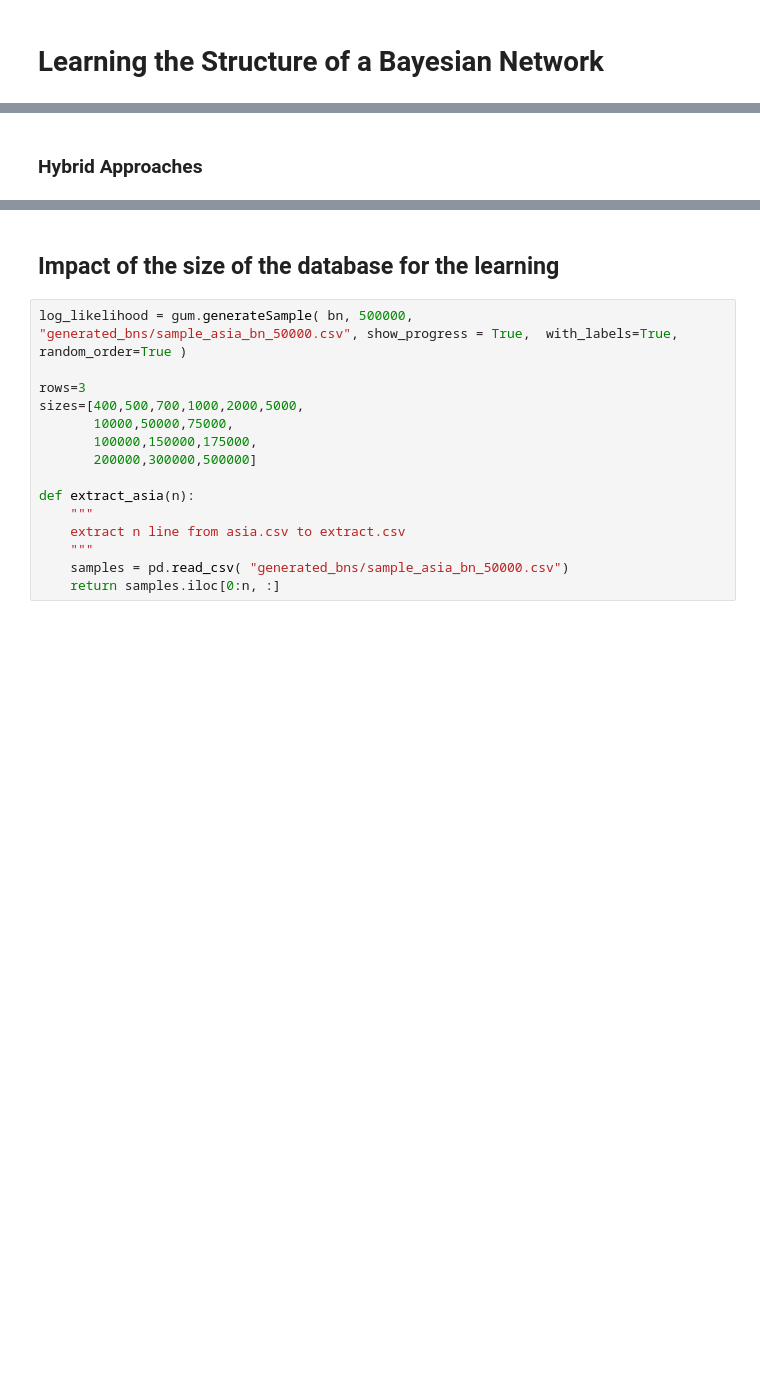
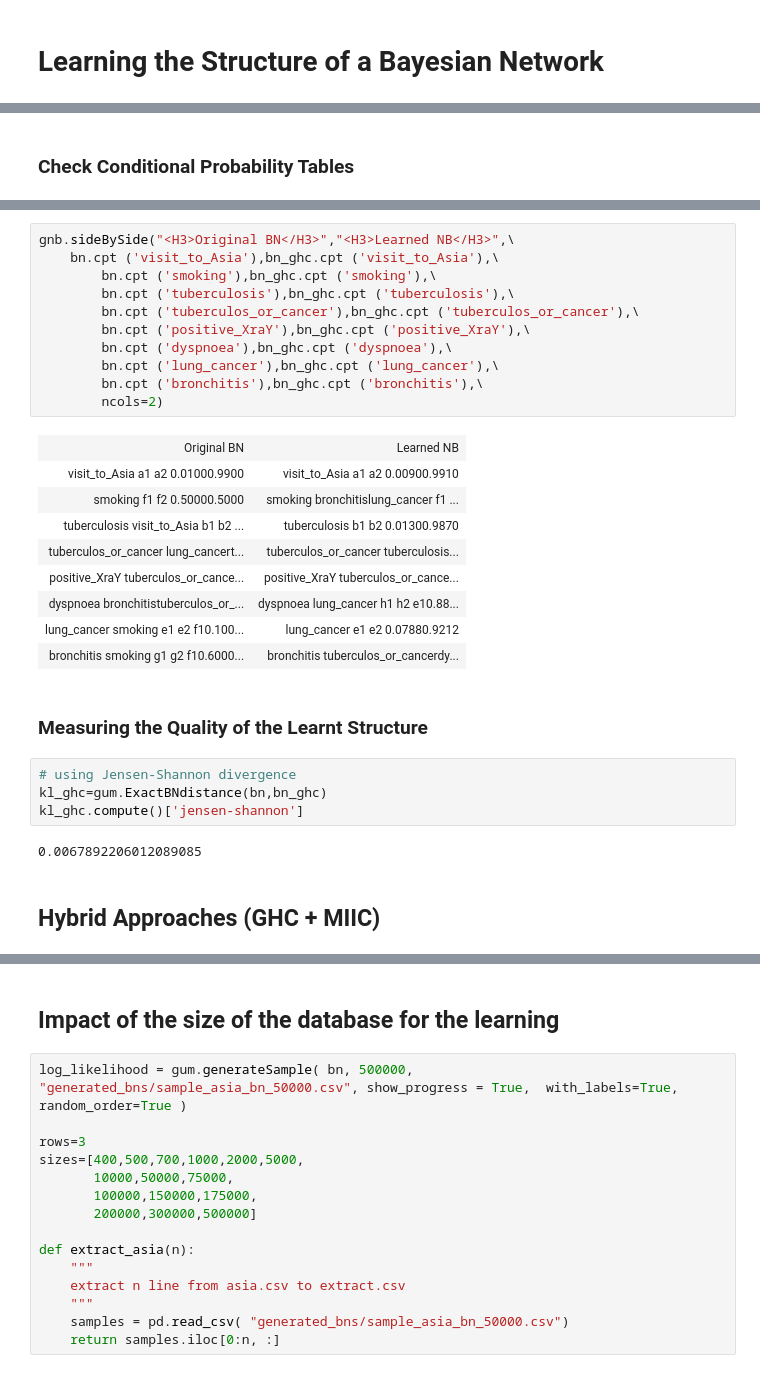
Before and after one commit to catarina-moreira/Structure_Learning_Study, a Jupyter notebook: 1_Learning_the_Sructure_of_a_BN.ipynb, the cells around one changed output, grey strips where cells are left out. Drawn from its saved outputs; the diff is of its cells as text; blank space fills up the shorter version.

```diff
--- a/1_Learning_the_Sructure_of_a_BN.ipynb
+++ b/1_Learning_the_Sructure_of_a_BN.ipynb
@@ -177,12 +195,43 @@ Correction     : MDL  (Not used for score-based algorithms)
 Prior          : Smoothing
 Prior weight   : 1.000000
 [interactive output not drawn]
+# %% [markdown]
+### Check Conditional Probability Tables
 # %%
 gnb.sideBySide( bn_ghc.cpt( "smoking" ), bn_ghc.cpt( "visit_to_Asia" ), bn_ghc.cpt( "lung_cancer" ), bn_ghc.cpt( "tuberculosis" ), bn_ghc.cpt( "bronchitis" ), bn_ghc.cpt( "tuberculos_or_cancer" ), bn_ghc.cpt( "dyspnoea" ), bn_ghc.cpt( "positive_XraY" ) )
 # %% [output]
 | smoking lung_cancerbronchitis f1 ... | visit_to_Asia a1 a2 0.01100.9890 | lung_cancer e1 e2 0.05590.9441 | tuberculosis b1 b2 0.01000.9900 | bronchitis lung_cancerdyspnoea g1... | ... |
+# %%
+gnb.sideBySide("<H3>Original BN</H3>","<H3>Learned NB</H3>",\
+    bn.cpt ('visit_to_Asia'),bn_ghc.cpt ('visit_to_Asia'),\
+        bn.cpt ('smoking'),bn_ghc.cpt ('smoking'),\
+        bn.cpt ('tuberculosis'),bn_ghc.cpt ('tuberculosis'),\
+        bn.cpt ('tuberculos_or_cancer'),bn_ghc.cpt ('tuberculos_or_cancer'),\
+        bn.cpt ('positive_XraY'),bn_ghc.cpt ('positive_XraY'),\
+        bn.cpt ('dyspnoea'),bn_ghc.cpt ('dyspnoea'),\
+        bn.cpt ('lung_cancer'),bn_ghc.cpt ('lung_cancer'),\
+        bn.cpt ('bronchitis'),bn_ghc.cpt ('bronchitis'),\
+        ncols=2)
+# %% [output]
+| Original BN | Learned NB |
+| visit_to_Asia a1 a2 0.01000.9900 | visit_to_Asia a1 a2 0.00900.9910 |
+| smoking f1 f2 0.50000.5000 | smoking bronchitislung_cancer f1 ... |
+| tuberculosis visit_to_Asia b1 b2 ... | tuberculosis b1 b2 0.01300.9870 |
+| tuberculos_or_cancer lung_cancert... | tuberculos_or_cancer tuberculosis... |
+| positive_XraY tuberculos_or_cance... | positive_XraY tuberculos_or_cance... |
+| dyspnoea bronchitistuberculos_or_... | dyspnoea lung_cancer h1 h2 e10.88... |
+| lung_cancer smoking e1 e2 f10.100... | lung_cancer e1 e2 0.07880.9212 |
+| bronchitis smoking g1 g2 f10.6000... | bronchitis tuberculos_or_cancerdy... |
+# %% [markdown]
+### Measuring the Quality of the Learnt Structure
+# %%
+# using Jensen-Shannon divergence
+kl_ghc=gum.ExactBNdistance(bn,bn_ghc)
+kl_ghc.compute()['jensen-shannon']
+# %% [output]
+0.0067892206012089085
 # %% [markdown]
-### Hybrid Approaches
+## Hybrid Approaches (GHC + MIIC)
 # %%
 ALGORITHM = "GHC + MIIC"
 learner_hybrid = gum.BNLearner(samples)
```
Also changed, not shown: parts of 32 cells of this notebook, 5 other files.
